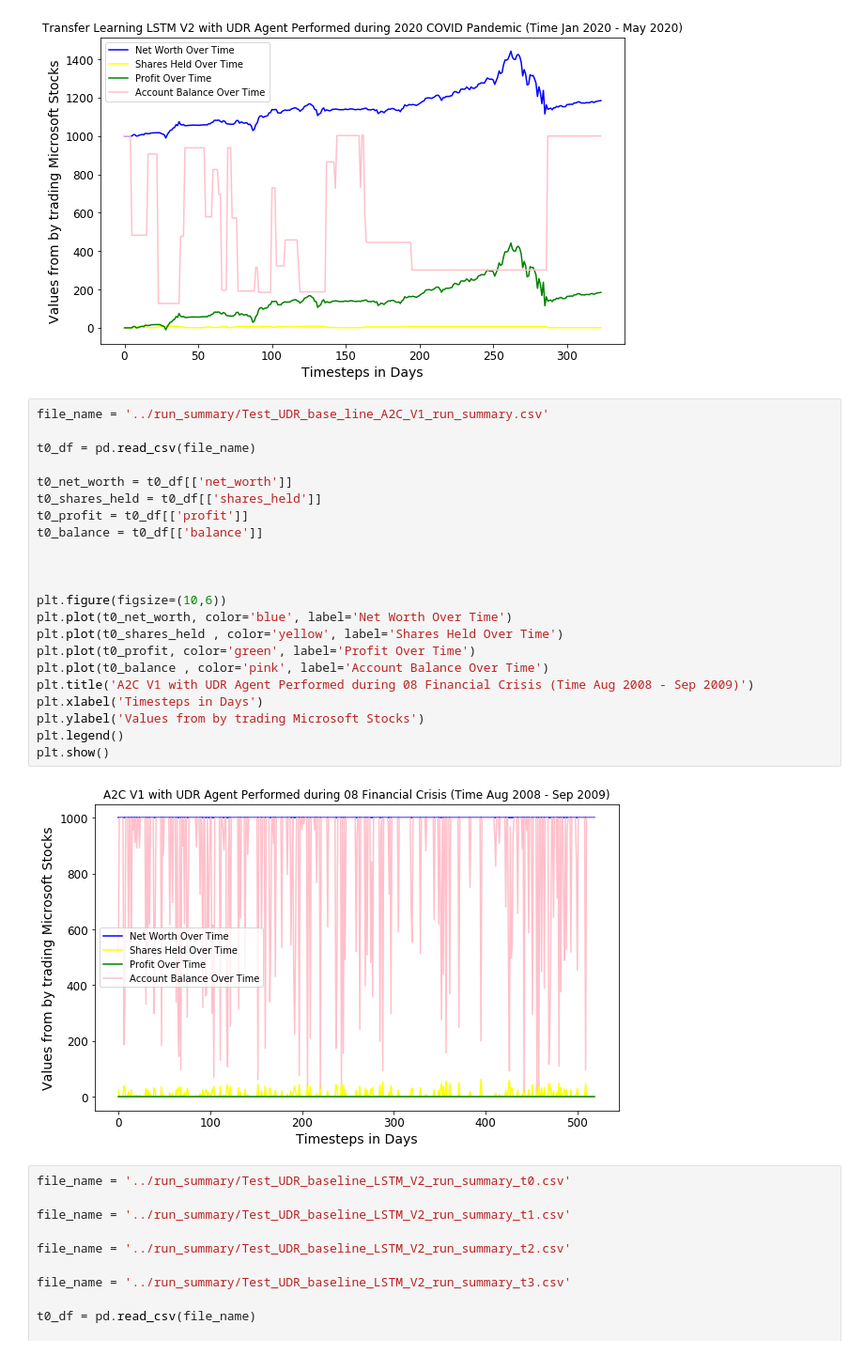
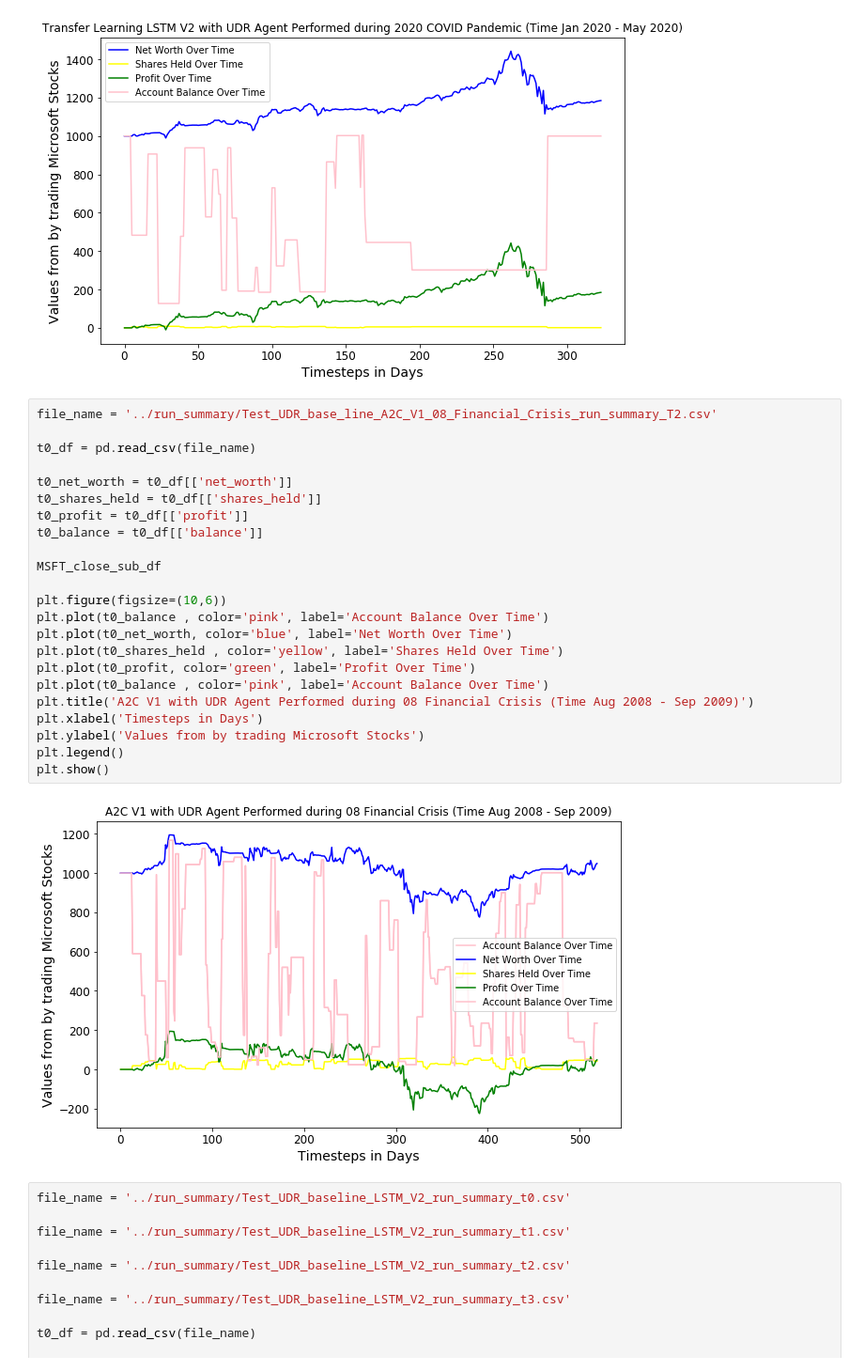
Before and after one commit to heng2j/RL-Trade, a Jupyter notebook: notebook/EDA.ipynb, the cells around one changed output. Shown: that part at 94% size. Saved outputs shown, nothing was run; the diff lists cells and outputs as text.

```diff
--- a/notebook/EDA.ipynb
+++ b/notebook/EDA.ipynb
@@ -529,29 +530,30 @@ plt.show()
 # %% [output]
 [figure]
 # %%
-file_name = '../run_summary/Test_UDR_base_line_A2C_V1_run_summary.csv'
+file_name = '../run_summary/Test_UDR_base_line_A2C_V1_08_Financial_Crisis_run_summary_T2.csv'
 
 t0_df = pd.read_csv(file_name)
 
 t0_net_worth = t0_df[['net_worth']]
 t0_shares_held = t0_df[['shares_held']]
 t0_profit = t0_df[['profit']]
 t0_balance = t0_df[['balance']]
 
-
+MSFT_close_sub_df
 
 plt.figure(figsize=(10,6))
+plt.plot(t0_balance , color='pink', label='Account Balance Over Time')
 plt.plot(t0_net_worth, color='blue', label='Net Worth Over Time')
 plt.plot(t0_shares_held , color='yellow', label='Shares Held Over Time')
 plt.plot(t0_profit, color='green', label='Profit Over Time')
 plt.plot(t0_balance , color='pink', label='Account Balance Over Time')
 plt.title('A2C V1 with UDR Agent Performed during 08 Financial Crisis (Time Aug 2008 - Sep 2009)')
 plt.xlabel('Timesteps in Days')
 plt.ylabel('Values from by trading Microsoft Stocks')
 plt.legend()
 plt.show()
 # %% [output]
-[figure, old version]
+[figure, new version]
 # %%
 file_name = '../run_summary/Test_UDR_baseline_LSTM_V2_run_summary_t0.csv'
 
```
Also changed, not shown: parts of 6 cells of this notebook, 7 other files.
